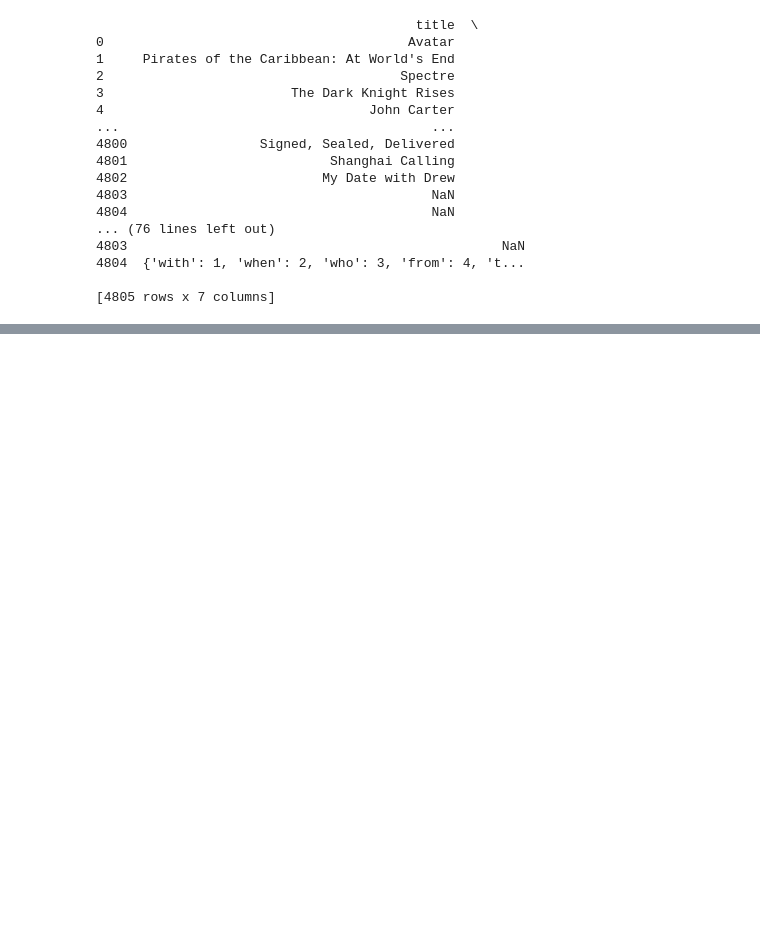
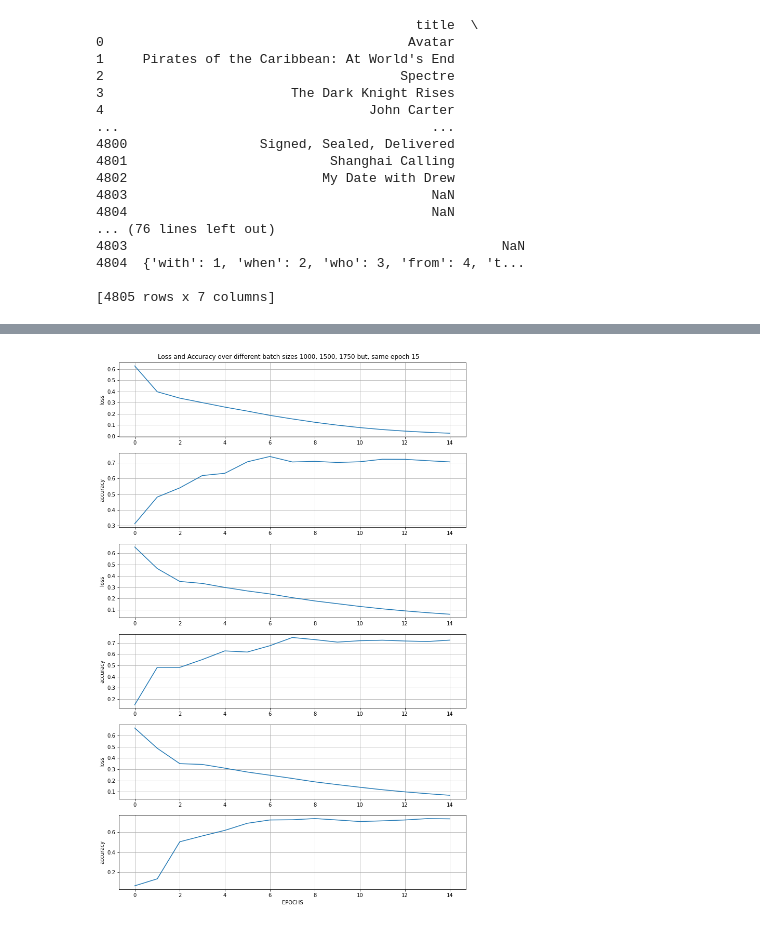
Before and after one commit to carlkidcrypto/Python-Machine-Learning, a Jupyter notebook: Final_Project/CS477-Final-Project-port3116.ipynb, the cells around one changed output, grey strips where cells are left out. Saved outputs shown, nothing was run; the diff lists cells and outputs as text; code cells hidden in the pictures; blank space fills up the shorter version.

```diff
--- a/Final_Project/CS477-Final-Project-port3116.ipynb
+++ b/Final_Project/CS477-Final-Project-port3116.ipynb
@@ -525,0 +326,3 @@ ValueError: Classification metrics can't handle a mix of multilabel-indicator an
+# %%
+myNN4 = create_NN(hidden_layers=h_nodes, act='relu', opt='adam', in_dim=X_train.shape[1], out_dim=y_train.shape[1])
+history4 = myNN4.fit(X_train, y_train, epochs=15, batch_size=1000, verbose=2)
@@ -525,0 +347,3 @@ ValueError: Classification metrics can't handle a mix of multilabel-indicator an
+# %%
+myNN5 = create_NN(hidden_layers=h_nodes, act='relu', opt='adam', in_dim=X_train.shape[1], out_dim=y_train.shape[1])
+history5 = myNN5.fit(X_train, y_train, epochs=15, batch_size=1500, verbose=2)
@@ -525,0 +368,3 @@ ValueError: Classification metrics can't handle a mix of multilabel-indicator an
+# %%
+myNN6 = create_NN(hidden_layers=h_nodes, act='relu', opt='adam', in_dim=X_train.shape[1], out_dim=y_train.shape[1])
+history6 = myNN6.fit(X_train, y_train, epochs=15, batch_size=1750, verbose=2)
@@ -525,0 +389,34 @@ ValueError: Classification metrics can't handle a mix of multilabel-indicator an
+# %%
+# Lets Plot the history, keys: "loss", "accuracy" again
+fig1, (ax1, ax2, ax3, ax4, ax5, ax6) = plt.subplots(6,1)
+fig1.suptitle("Loss and Accuracy over different batch sizes 1000, 1500, 1750 but, same epoch 15")
+fig1.set_size_inches(10, 15, forward=True)
+fig1.tight_layout()
+
+ax1.set_ylabel("loss")
+ax1.plot(history4.epoch, history4.history["loss"])
+ax1.grid()
+
+ax2.set_ylabel("accuracy")
+ax2.plot(history4.epoch, history4.history["categorical_accuracy"])
+ax2.grid()
+
+ax3.set_ylabel("loss")
+ax3.plot(history5.epoch, history5.history["loss"])
+ax3.grid()
+
+ax4.set_ylabel("accuracy")
+ax4.plot(history5.epoch, history5.history["categorical_accuracy"])
+ax4.grid()
+
+ax5.set_ylabel("loss")
+ax5.plot(history6.epoch, history6.history["loss"])
+ax5.grid()
+
+ax6.set_xlabel("EPOCHS")
+ax6.set_ylabel("accuracy")
+ax6.plot(history6.epoch, history6.history["categorical_accuracy"])
+ax6.grid()
+plt.show()
+# %% [output]
+[figure, added]
```
Also changed, not shown: parts of 21 cells of this notebook.
